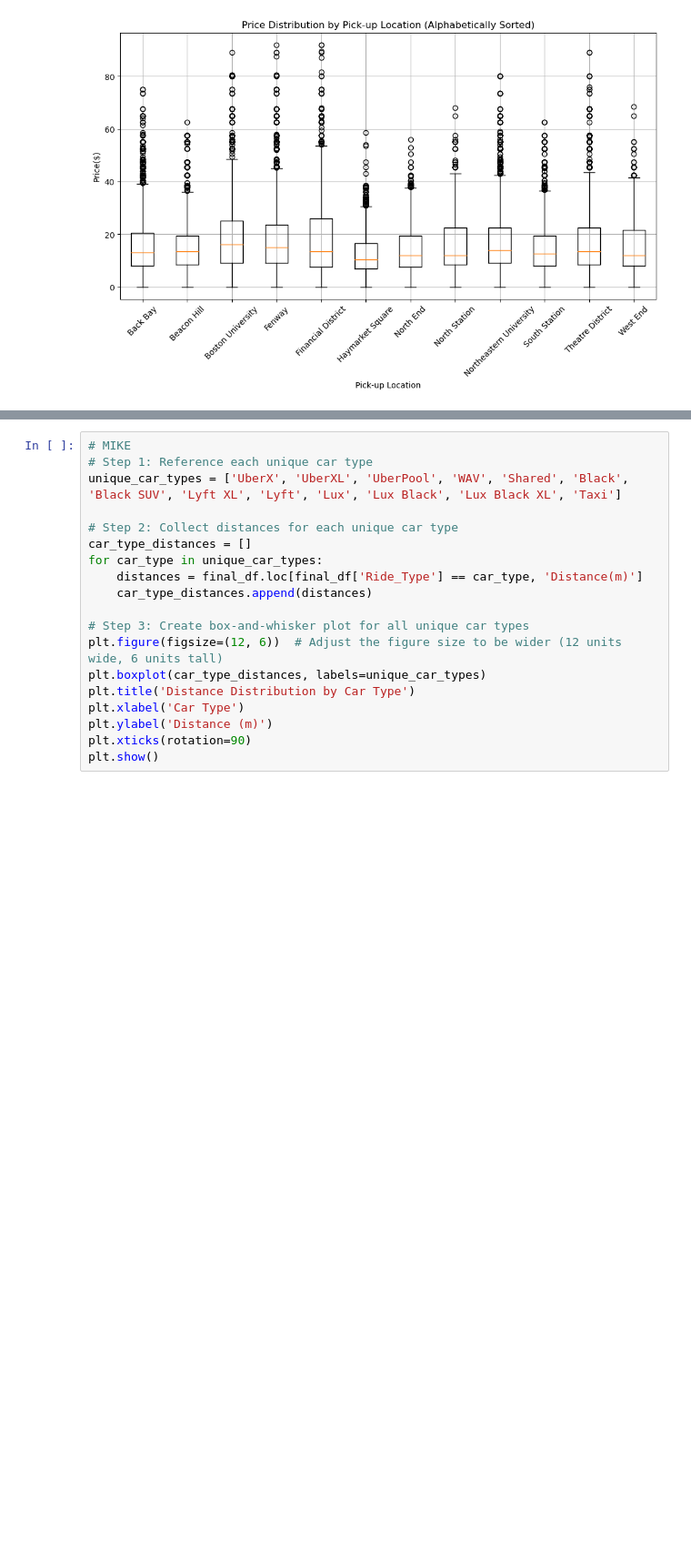
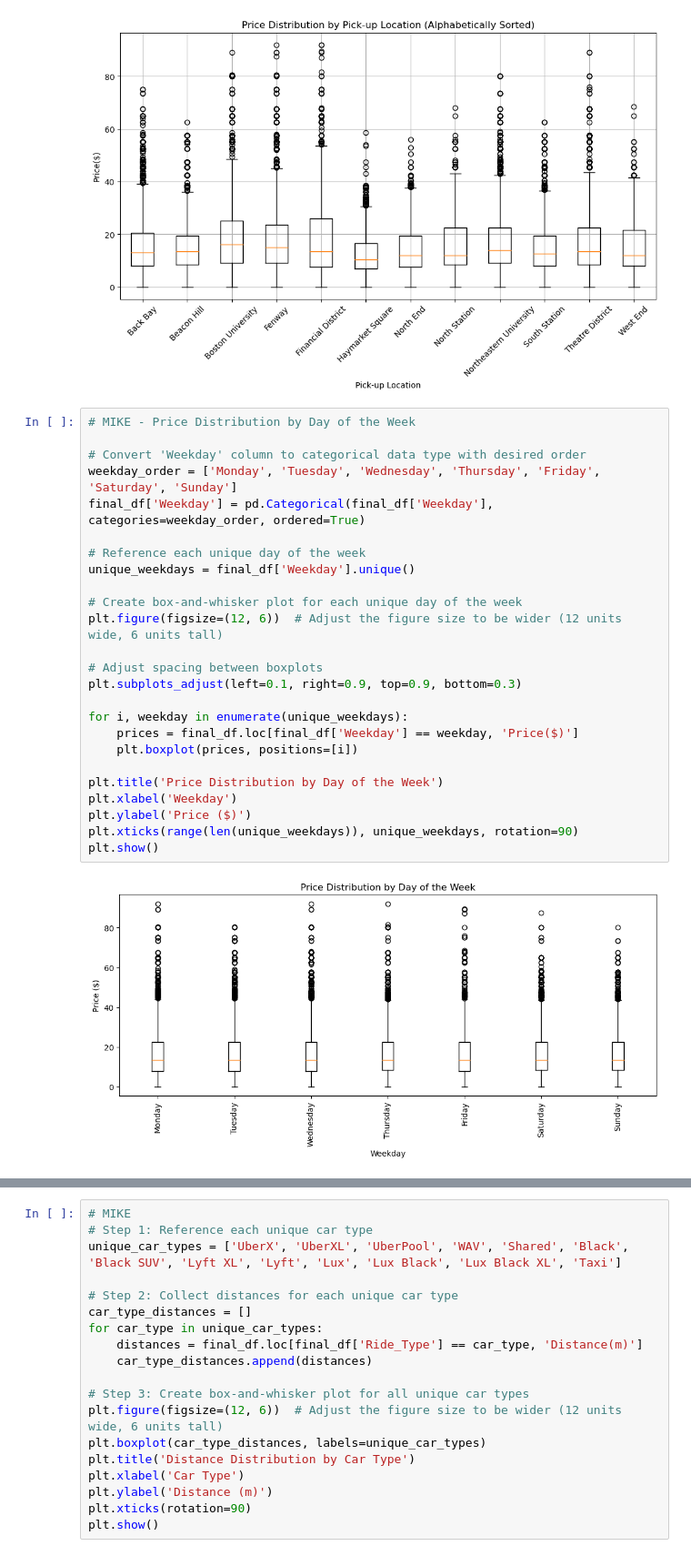
Before and after one commit to marnaji/Project-1, a Jupyter notebook: main.ipynb, the cells around one changed output, grey strips where cells are left out. Shown: that part at 91% size. Drawn from its saved outputs; the diff is of its cells as text; blank space fills up the shorter version.

Commit message:
add price dist. by weekday

```diff
--- a/main.ipynb
+++ b/main.ipynb
@@ -412,3 +410,30 @@ plt.grid(True)
 plt.show()
 # %% [output]
 [figure]
+# %%
+# MIKE - Price Distribution by Day of the Week
+
+# Convert 'Weekday' column to categorical data type with desired order
+weekday_order = ['Monday', 'Tuesday', 'Wednesday', 'Thursday', 'Friday', 'Saturday', 'Sunday']
+final_df['Weekday'] = pd.Categorical(final_df['Weekday'], categories=weekday_order, ordered=True)
+
+# Reference each unique day of the week
+unique_weekdays = final_df['Weekday'].unique()
+
+# Create box-and-whisker plot for each unique day of the week
+plt.figure(figsize=(12, 6))  # Adjust the figure size to be wider (12 units wide, 6 units tall)
+
+# Adjust spacing between boxplots
+plt.subplots_adjust(left=0.1, right=0.9, top=0.9, bottom=0.3)
+
+for i, weekday in enumerate(unique_weekdays):
+    prices = final_df.loc[final_df['Weekday'] == weekday, 'Price($)']
+    plt.boxplot(prices, positions=[i])
+
+plt.title('Price Distribution by Day of the Week')
+plt.xlabel('Weekday')
+plt.ylabel('Price ($)')
+plt.xticks(range(len(unique_weekdays)), unique_weekdays, rotation=90)
+plt.show()
+# %% [output]
+[figure, added]
```
Also changed, not shown: parts of 7 cells of this notebook.
